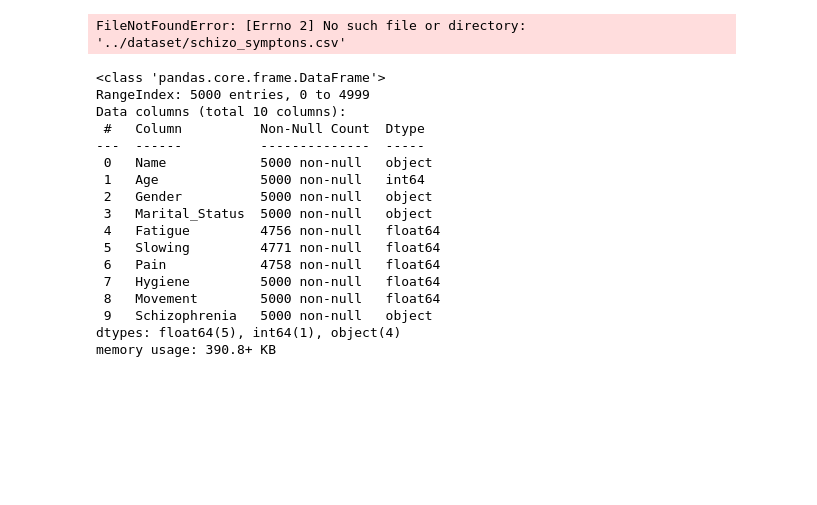
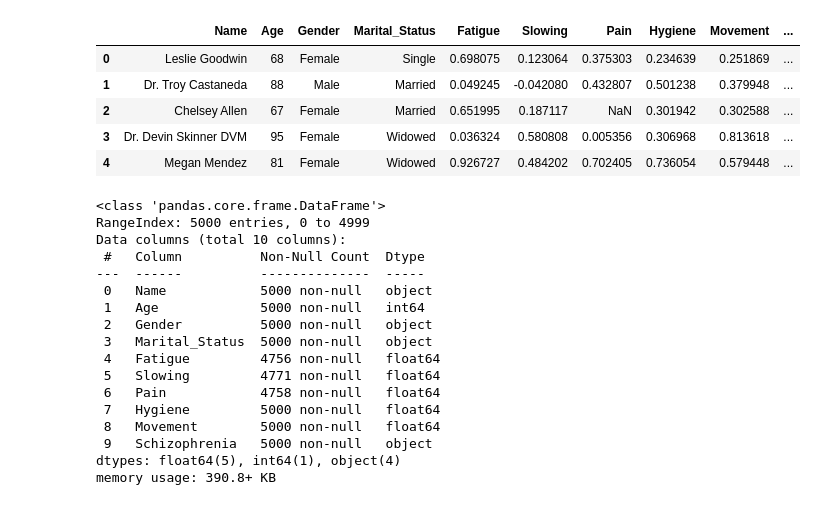
Before and after one commit to Fakhrezy/descData_ML, a Jupyter notebook: Decision Tree/DC_Dropna-smote.ipynb, the cells around one changed output. Cells and saved outputs as stored; diff of their text form; code cells hidden in the pictures; blank space fills up the shorter version.

```diff
--- a/Decision Tree/DC_Dropna-smote.ipynb
+++ b/Decision Tree/DC_Dropna-smote.ipynb
@@ -10,10 +10,15 @@ from sklearn.preprocessing import StandardScaler, MinMaxScaler, Normalizer
 from sklearn.tree import DecisionTreeClassifier
 from sklearn.metrics import accuracy_score, classification_report, confusion_matrix, ConfusionMatrixDisplay
 # %%
-df = pd.read_csv('../dataset/schizo_symptons.csv')
+df = pd.read_csv('../dataset/SchizophreniaSymptomnsData.csv')
 df.head()
 # %% [output]
-FileNotFoundError: [Errno 2] No such file or directory: '../dataset/schizo_symptons.csv'
+|  | Name | Age | Gender | Marital_Status | Fatigue | Slowing | Pain | Hygiene | Movement | ... |
+| 0 | Leslie Goodwin | 68 | Female | Single | 0.698075 | 0.123064 | 0.375303 | 0.234639 | 0.251869 | ... |
+| 1 | Dr. Troy Castaneda | 88 | Male | Married | 0.049245 | -0.042080 | 0.432807 | 0.501238 | 0.379948 | ... |
+| 2 | Chelsey Allen | 67 | Female | Married | 0.651995 | 0.187117 | NaN | 0.301942 | 0.302588 | ... |
+| 3 | Dr. Devin Skinner DVM | 95 | Female | Widowed | 0.036324 | 0.580808 | 0.005356 | 0.306968 | 0.813618 | ... |
+| 4 | Megan Mendez | 81 | Female | Widowed | 0.926727 | 0.484202 | 0.702405 | 0.736054 | 0.579448 | ... |
 # %%
 df.info()
 # %% [output]
```
Also changed, not shown: parts of 1 cell of this notebook, 4 other files.
